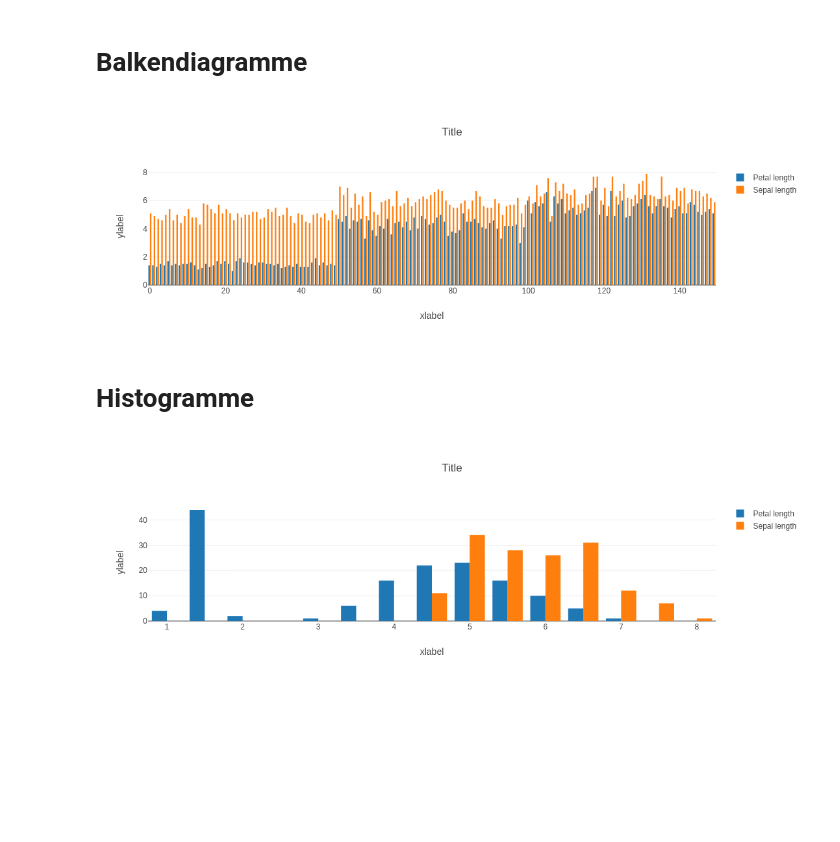
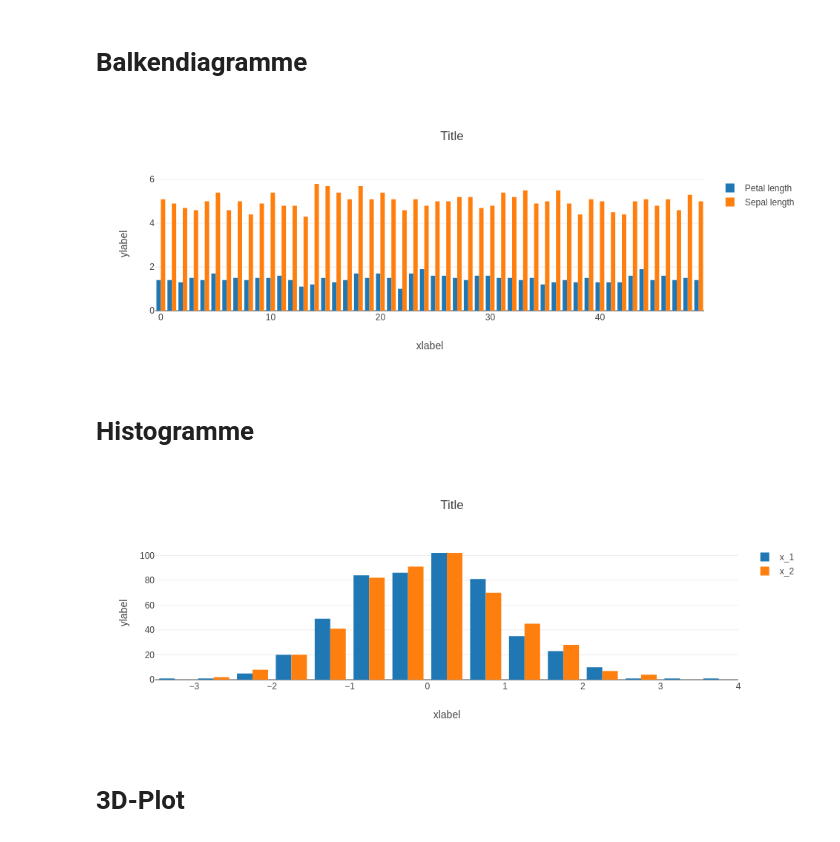
Before and after one commit to fsoest/whk_ml, a Jupyter notebook: plotly.ipynb, the cells around one changed output. Saved outputs shown, nothing was run; the diff lists cells and outputs as text; code cells hidden in the pictures; blank space fills up the shorter version.

```diff
--- a/plotly.ipynb
+++ b/plotly.ipynb
@@ -114,26 +119,38 @@ fig.show()
 # %%
 import plotly.graph_objects as go
 
 fig = go.Figure(data=[
-    go.Bar(name='Petal length', x=np.arange(len(iris)), y=iris['petal length (cm)']),
-    go.Bar(name='Sepal length', x=np.arange(len(iris)), y=iris['sepal length (cm)'])
+    go.Bar(name='Petal length', x=np.arange(50), y=iris['petal length (cm)'].iloc[:50]),
+    go.Bar(name='Sepal length', x=np.arange(50), y=iris['sepal length (cm)'].iloc[:50])
 ])
 
 fig.update_layout(template='none', title='Title', xaxis_title='xlabel', yaxis_title='ylabel')
 fig.show()
+fig.write_image('plotly_plots/balken.pdf')
 # %% [output]
-[figure, old version]
+[figure, new version]
 # %% [markdown]
 # Histogramme
 # %%
 import plotly.graph_objects as go
 
+
+import numpy as np
+np.random.seed(42)
+
+x_1 = np.random.randn(500)
+x_2 = np.random.randn(500)
+
+
 fig = go.Figure(data=[
-    go.Histogram(name='Petal length', x=iris['petal length (cm)']),
-    go.Histogram(name='Sepal length', x=iris['sepal length (cm)'])
+    go.Histogram(name='x_1', x=x_1, nbinsx=15),
+    go.Histogram(name='x_2', x=x_2)
 ])
 
 fig.update_layout(template='none', title='Title', xaxis_title='xlabel', yaxis_title='ylabel')
 fig.show()
+fig.write_image('plotly_plots/hist.pdf')
 # %% [output]
-[figure, old version]
+[figure, new version]
+# %% [markdown]
+# 3D-Plot
```
Also changed, not shown: parts of 6 cells of this notebook, 1 other file.
